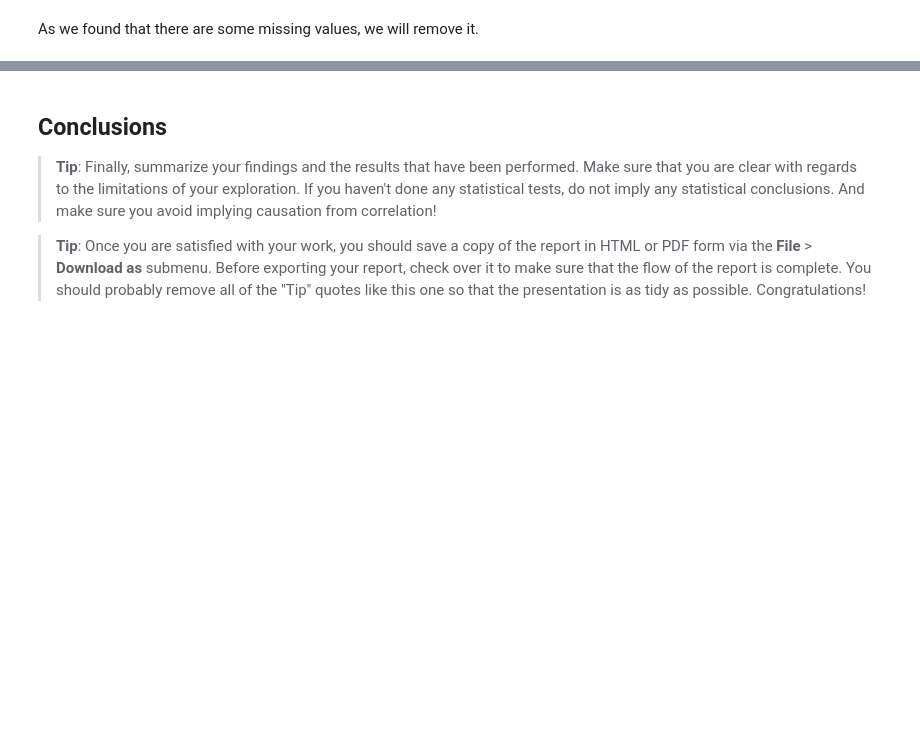
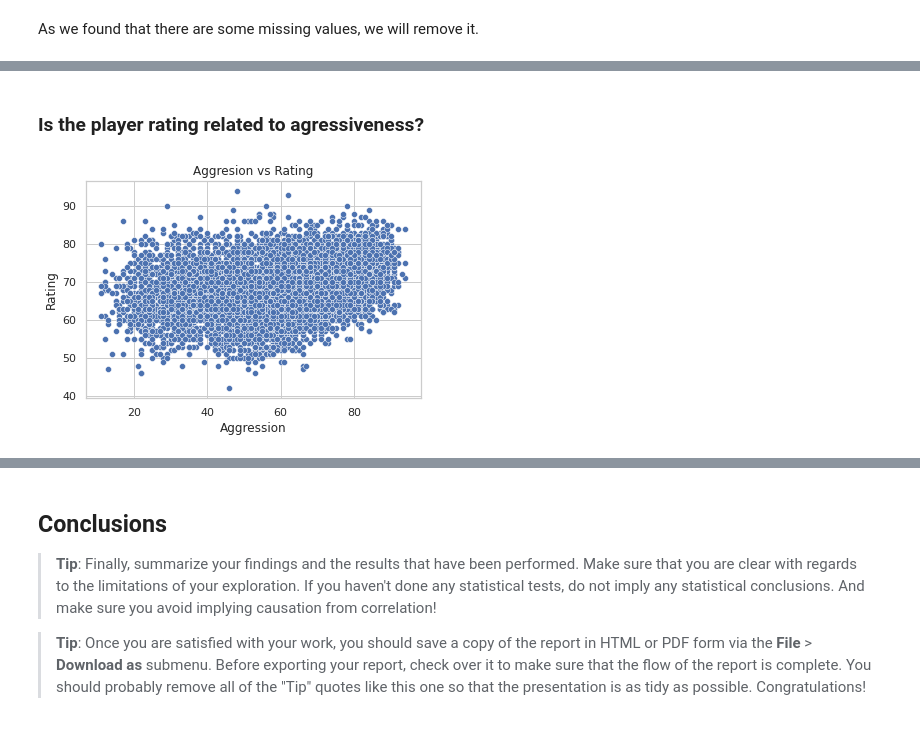
Before and after one commit to uiansol/soccer-data-analysis, a Jupyter notebook: european-soccer-analysis.ipynb, the cells around one changed output, grey strips where cells are left out. Cells and saved outputs as stored; diff of their text form; code cells hidden in the pictures; blank space fills up the shorter version.

```diff
--- a/european-soccer-analysis.ipynb
+++ b/european-soccer-analysis.ipynb
@@ -133,0 +131,9 @@ fig.set(xlabel='Player', ylabel='Rating', title='Best Players on Europe');
+# %% [markdown]
+### Is the player rating related to agressiveness?
+# %%
+# Ploting rating vs agression
+sns.set_theme(style='whitegrid')
+fig = sns.scatterplot(x="aggression", y="overall_rating", data=players)
+fig.set(xlabel='Aggression', ylabel='Rating', title='Aggresion vs Rating');
+# %% [output]
+[figure, added]
```
Also changed, not shown: parts of 24 cells of this notebook.
